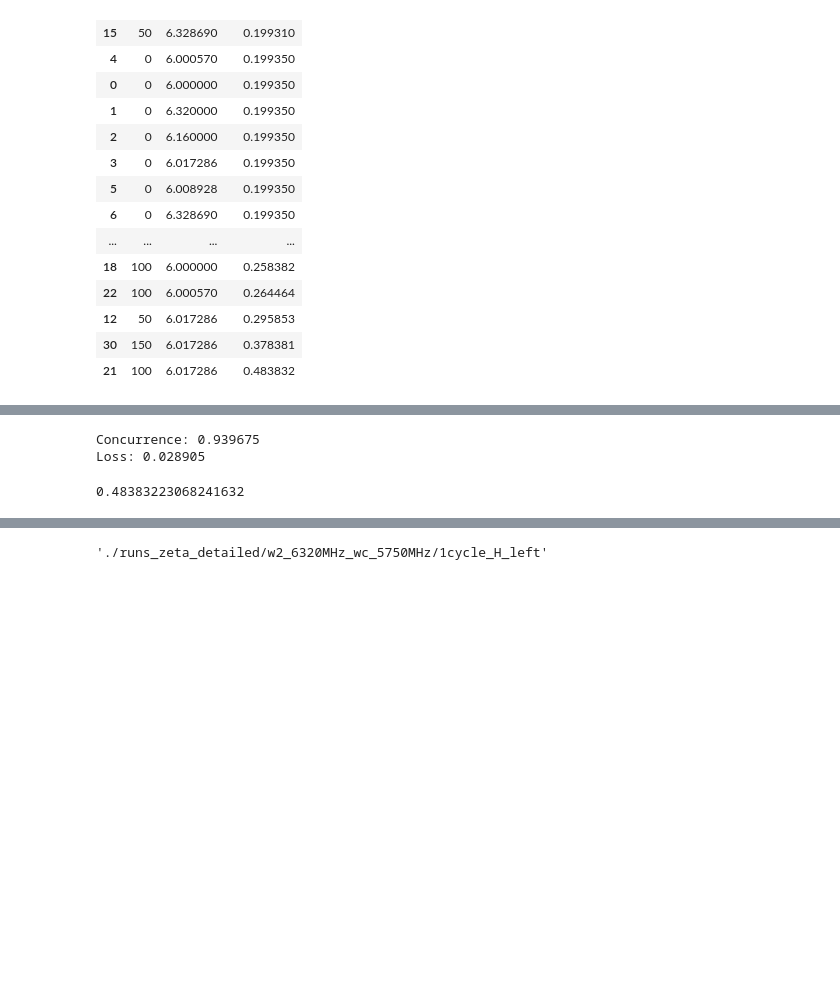
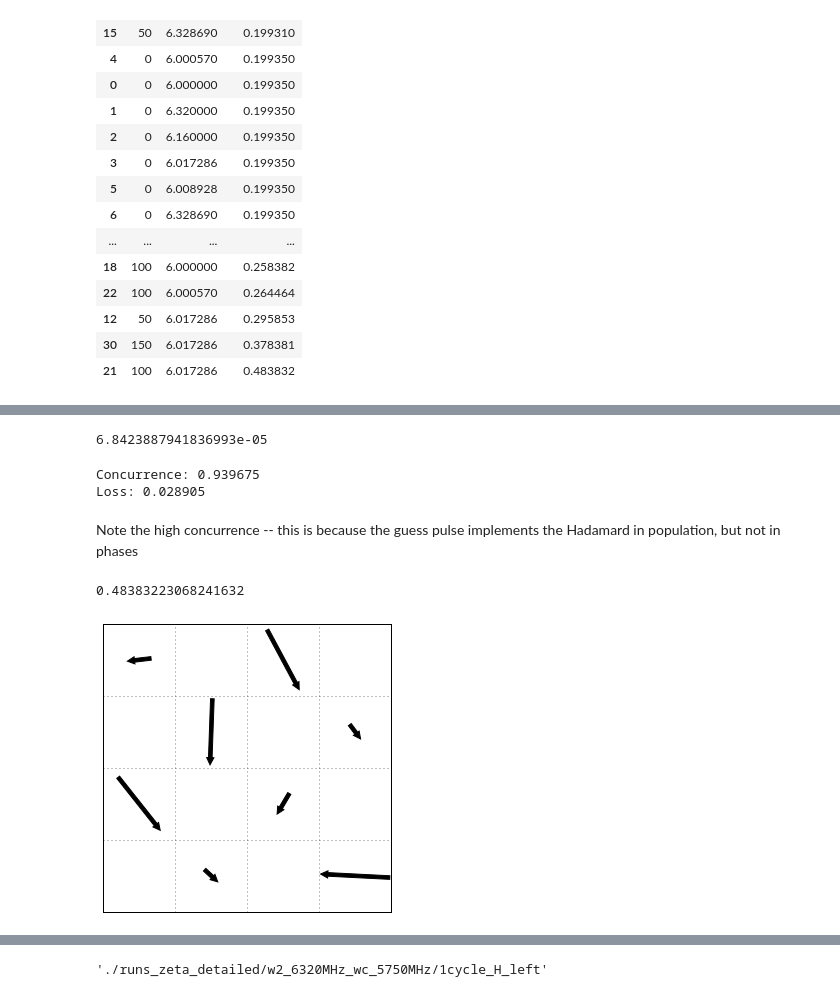
Before and after one commit to goerz-research/tmlandscape_data, a Jupyter notebook: zeta_detailed_w2_6320MHz_wc_5750MHz.ipynb, the cells around one changed output, grey strips where cells are left out. Cells and saved outputs as stored; diff of their text form; code cells hidden in the pictures; blank space fills up the shorter version.

```diff
--- a/zeta_detailed_w2_6320MHz_wc_5750MHz.ipynb
+++ b/zeta_detailed_w2_6320MHz_wc_5750MHz.ipynb
@@ -294,3 +353,7 @@ systematic_variation(rf, pulse, vary=OrderedDict([
+# %%
+U_ff.concurrence()
+# %% [output]
+6.8423887941836993e-05
 # %%
 pulse = AnalyticalPulse('1freq_rwa', T, nt,
             parameters={'E0': 100.0, 'T': T, 'w_L': 6.017286, 'w_d': 6.017286},
@@ -303,7 +366,13 @@ print("Loss: %f" % U_guess.pop_loss())
 # %% [output]
 Concurrence: 0.939675
 Loss: 0.028905
+# %% [markdown]
+Note the high concurrence -- this is because the guess pulse implements the Hadamard in population, but not in phases
 # %%
 U_guess.F_avg(H_left)
 # %% [output]
 0.48383223068241632
+# %%
+U_guess.arrow_plot()
+# %% [output]
+[figure, added]
```
Also changed, not shown: parts of 128 cells of this notebook, 2 other files.
